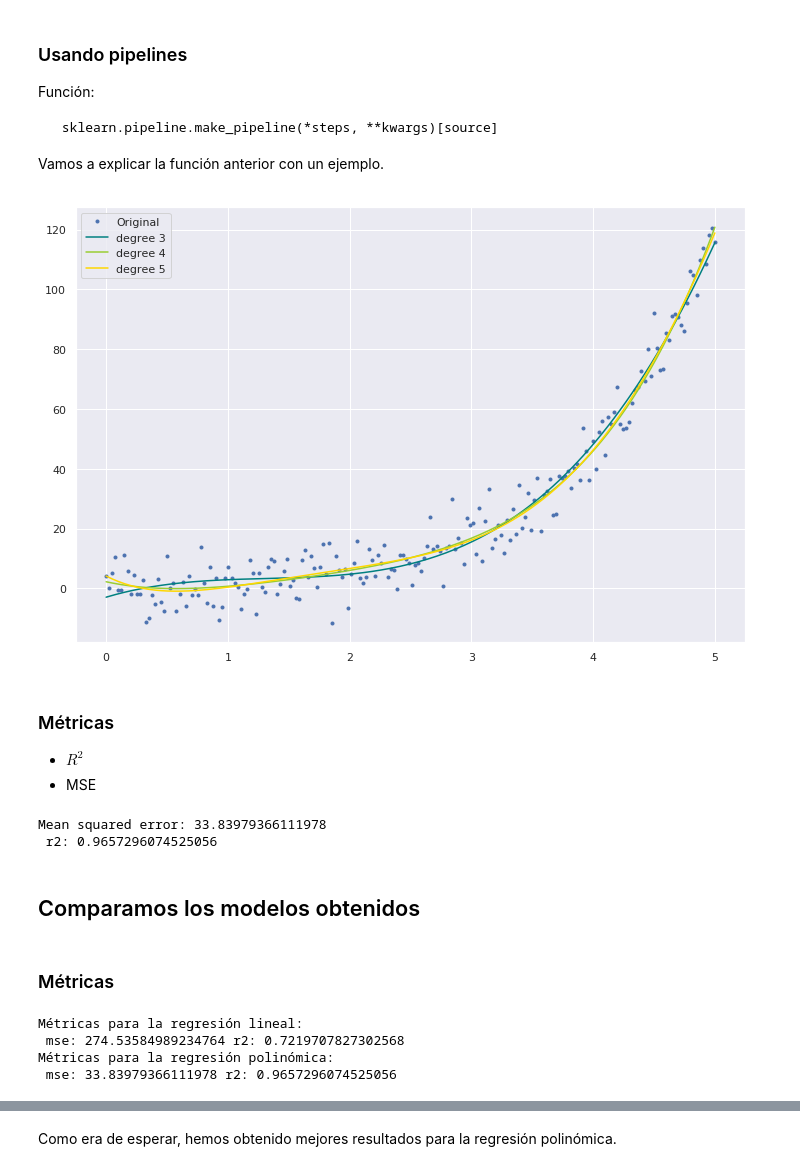
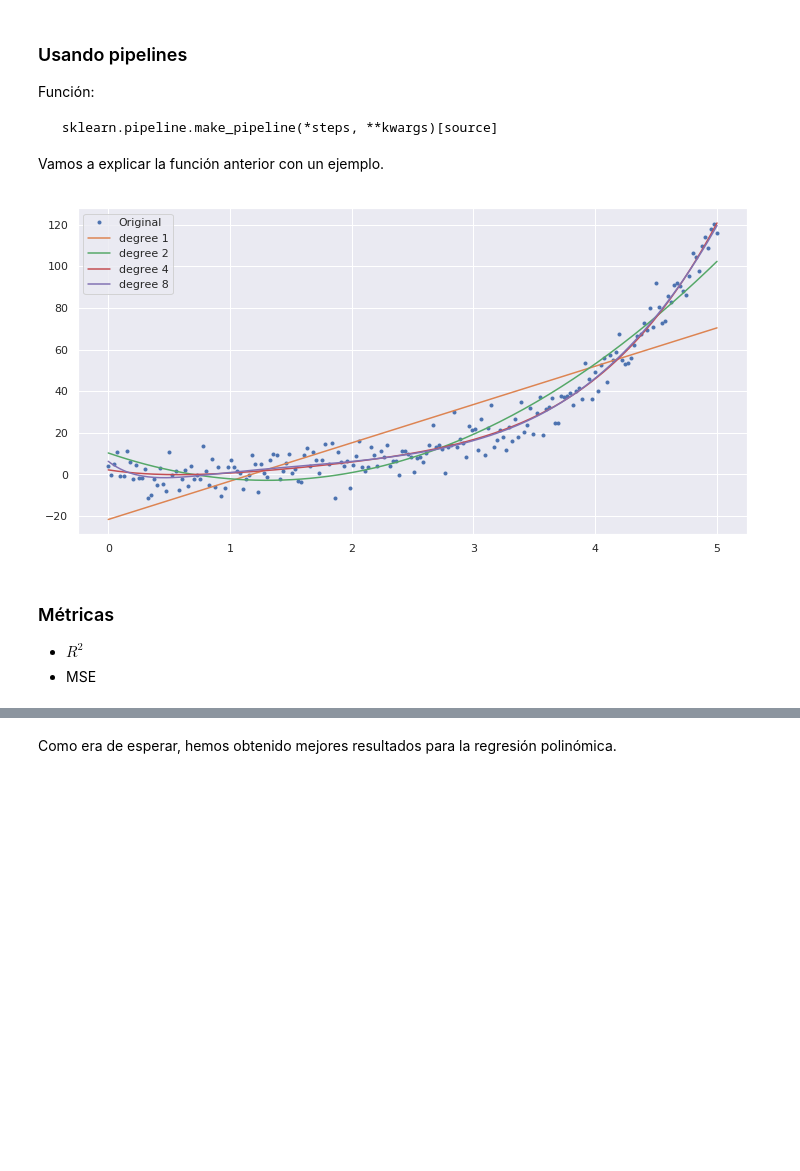
Before and after one commit to PablodelaCuesta/Machine_learning, a Jupyter notebook: Part_2_Regression (Supervised)/2_Polynomial_regression/Theory.ipynb, the cells around one changed output, grey strips where cells are left out. Saved outputs shown, nothing was run; the diff lists cells and outputs as text; code cells hidden in the pictures; blank space fills up the shorter version.

```diff
--- a/Part_2_Regression (Supervised)/2_Polynomial_regression/Theory.ipynb
+++ b/Part_2_Regression (Supervised)/2_Polynomial_regression/Theory.ipynb
@@ -31,6 +31,11 @@ colores = ['#7fc97f', '#beaed4', '#fdc086', '#ffff99', '#386cb0']
 X = np.linspace(0, 5, 200)
 res = 6.4 * np.random.randn(200)
 y = res + 0.83 * np.exp(X)
+
+# Reshape the data
+X_s = np.reshape(a=X, newshape=(-1, 1))
+y_s = np.reshape(a=y, newshape=(-1, 1))
+
 plt.plot(X, y,
          marker='.', linestyle='none')
 plt.show()
@@ -58,4 +50,11 @@ y_pred = regressor.predict(X)
 # %%
+from sklearn.linear_model import LinearRegression
+regressor = LinearRegression()
+
+# fitting
+regressor.fit(X_s, y_s)
+y_pred = regressor.predict(X_s)
+
 # Visualizando la predicción
 plt.plot(X, y, marker='.', linestyle='none')
 plt.plot(X, y_pred)
@@ -110,12 +96,12 @@ poly_reg = PolynomialFeatures(degree = 2)
 regressor_2 = LinearRegression()
 
 # fit transform
-X_poly = poly_reg.fit_transform(X)
-poly_reg.fit(X_poly, y)
+X_poly = poly_reg.fit_transform(X_s)
+poly_reg.fit(X_poly, y_s)
 
 # predict
-regressor_2.fit(X_poly, y)
-y_pred_poly = regressor_2.predict(poly_reg.fit_transform(X))
+regressor_2.fit(X_poly, y_s)
+y_pred_poly = regressor_2.predict(poly_reg.fit_transform(X_s))
 # %%
 # Visualizando la predicción
 plt.plot(X, y, marker='.', linestyle='none')
@@ -135,50 +121,28 @@ Vamos a explicar la función anterior con un ejemplo.
 # %%
 # Importamos biblioteca para la pipeline
 from sklearn.pipeline import make_pipeline
 
-# colores
-colors = ['teal', 'yellowgreen', 'gold']
+# grados
+degrees = [1, 2, 4, 8]
 
 # Representamos los datos originales
-plt.figure(figsize=(12,8))
-plt.plot(X, y,
-         marker='.', linestyle='none',
-         label='Original')
+plt.figure(figsize=(12,6))
+plt.plot(X, y, marker='.', linestyle='none', label='Original')
+
+# Array solución
+y_preds = np.empty(shape=(len(degrees), len(y), 1))
 
 # Modelo
-for count, degree in enumerate([3, 4, 5]):
+for count, degree in enumerate(degrees):
     model = make_pipeline(PolynomialFeatures(degree), LinearRegression())
-    model.fit(X, y)
-    y_pred_poly = model.predict(X)
-    plt.plot(X, y_pred_poly,
-             color=colors[count], linestyle='-',
-             label="degree %d" % degree)
+    y_preds[count] = model.fit(X_s, y_s).predict(X_s)
+    plt.plot(X_s, y_preds[count], label="degree %d" % degree)
 plt.legend()
 plt.show()
 # %% [output]
-[figure, old version]
+[figure, new version]
 # %% [markdown]
 ### Métricas
 
 * $R^2$
 * MSE
-# %%
-MSE_poly = mean_squared_error(y, y_pred_poly)
-r2_poly = r2_score(y, y_pred_poly)
-
-print("Mean squared error: {0} \n r2: {1}".format(MSE_poly, r2_poly))
-# %% [output]
-Mean squared error: 33.83979366111978
- r2: 0.9657296074525056
-# %% [markdown]
-## Comparamos los modelos obtenidos
-# %% [markdown]
-### Métricas
-# %%
-print("Métricas para la regresión lineal: \n mse: {0} r2: {1}".format(MSE, r2))
-print("Métricas para la regresión polinómica: \n mse: {0} r2: {1}".format(MSE_poly, r2_poly))
-# %% [output]
-Métricas para la regresión lineal:
- mse: 274.53584989234764 r2: 0.7219707827302568
-Métricas para la regresión polinómica:
- mse: 33.83979366111978 r2: 0.9657296074525056
```
Also changed, not shown: parts of 9 cells of this notebook.
